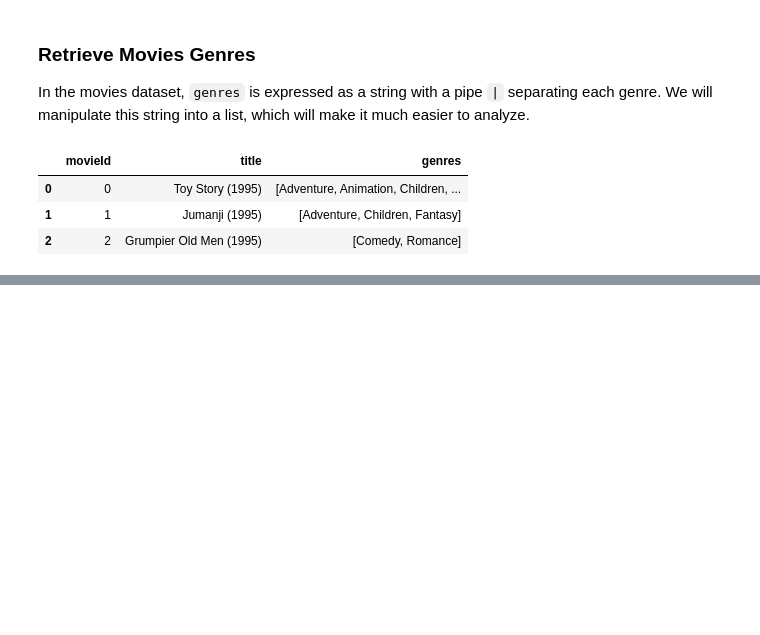
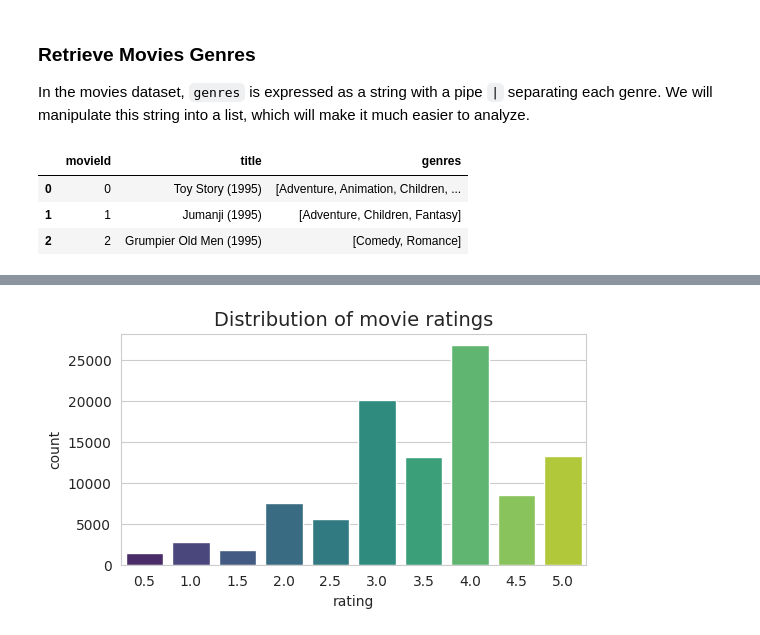
Before and after one commit to azadsadr/Recommender-System, a Jupyter notebook: recsys.ipynb, the cells around one changed output, grey strips where cells are left out. Cells and saved outputs as stored; diff of their text form; code cells hidden in the pictures; blank space fills up the shorter version.

Commit message:
added exploratory analysis and implemented bayesian average rating method

```diff
--- a/recsys.ipynb
+++ b/recsys.ipynb
@@ -87,0 +206,8 @@ movies.head(3)
+# %%
+sns.set_style("whitegrid")
+plt.figure(figsize=(6,3))
+sns.countplot(x="rating", data=ratings, palette="viridis")
+plt.title("Distribution of movie ratings", fontsize=14)
+plt.show()
+# %% [output]
+[figure, added]
```
Also changed, not shown: parts of 22 cells of this notebook.
